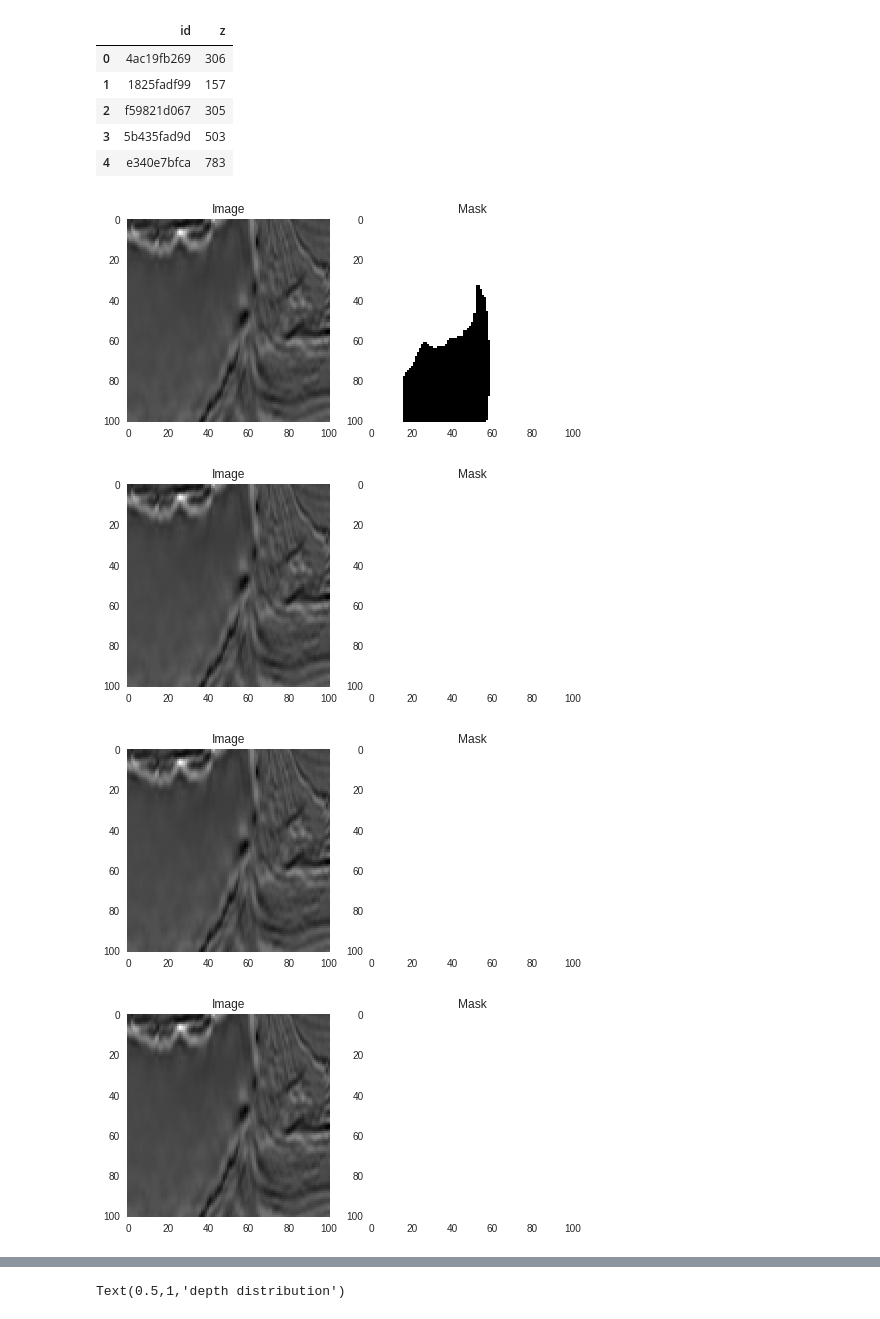
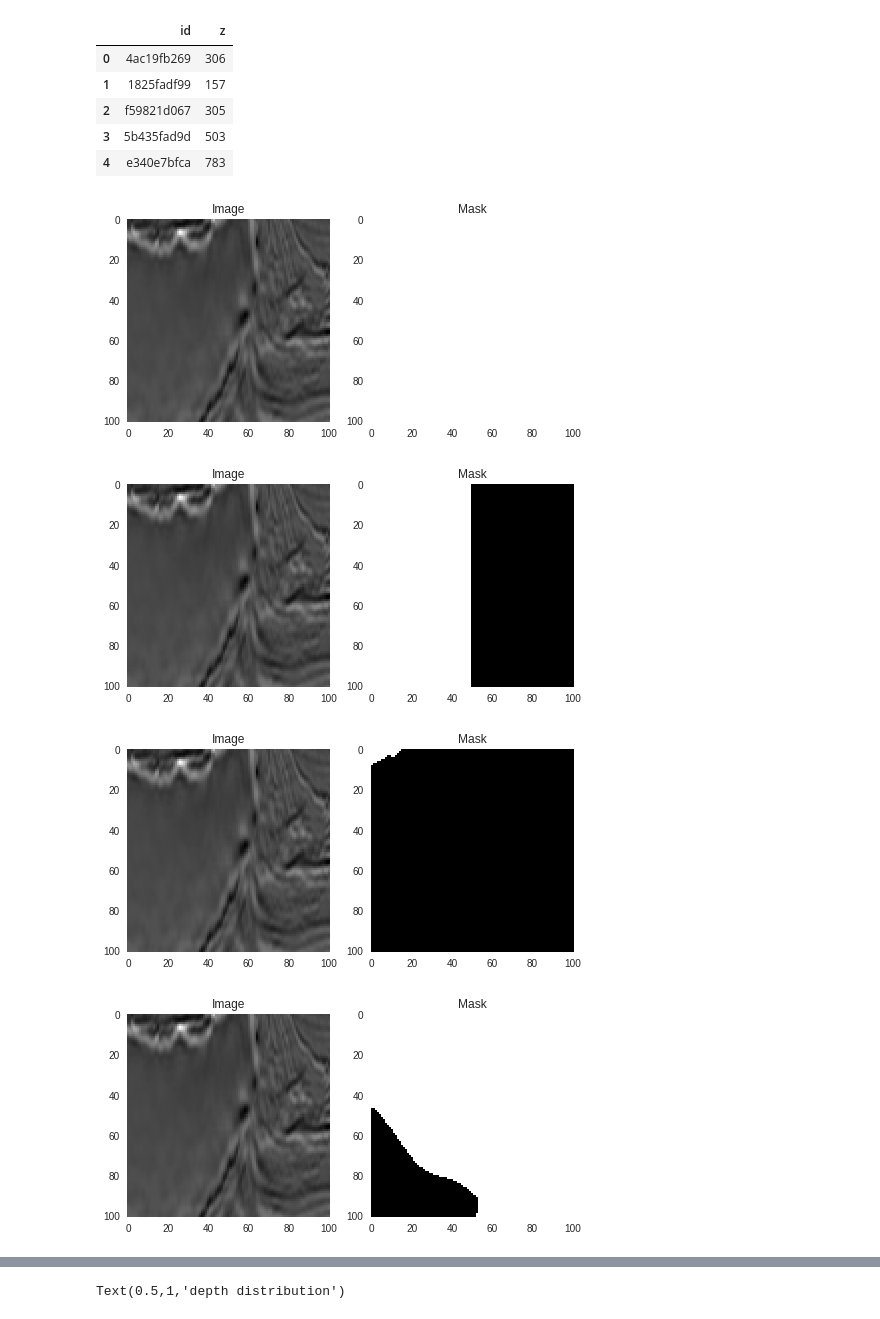
Before and after one commit to msrdinesh/100-Days-of-coding, a Jupyter notebook: TGS_salt_detection_challenge.ipynb, the cells around one changed output, grey strips where cells are left out. Drawn from its saved outputs; the diff is of its cells as text; code cells hidden in the pictures.

```diff
--- a/TGS_salt_detection_challenge.ipynb
+++ b/TGS_salt_detection_challenge.ipynb
@@ -166,10 +166,10 @@ def plot2x2Array(image, mask):
     axarr[1].set_title('Mask')
 # %%
 for i in range(5):
-    img,mask = dataset[np.random.randint(0,len(dataset))]
+    img,mask = dataset[i]
     plot2x2Array(image,mask)
 # %% [output]
-[figure, old version]
+[figure, new version]
-[figure, old version]
+[figure, new version]
-[figure, old version]
+[figure, new version]
-[figure, old version]
+[figure, new version]
```
Also changed, not shown: parts of 9 cells of this notebook.
